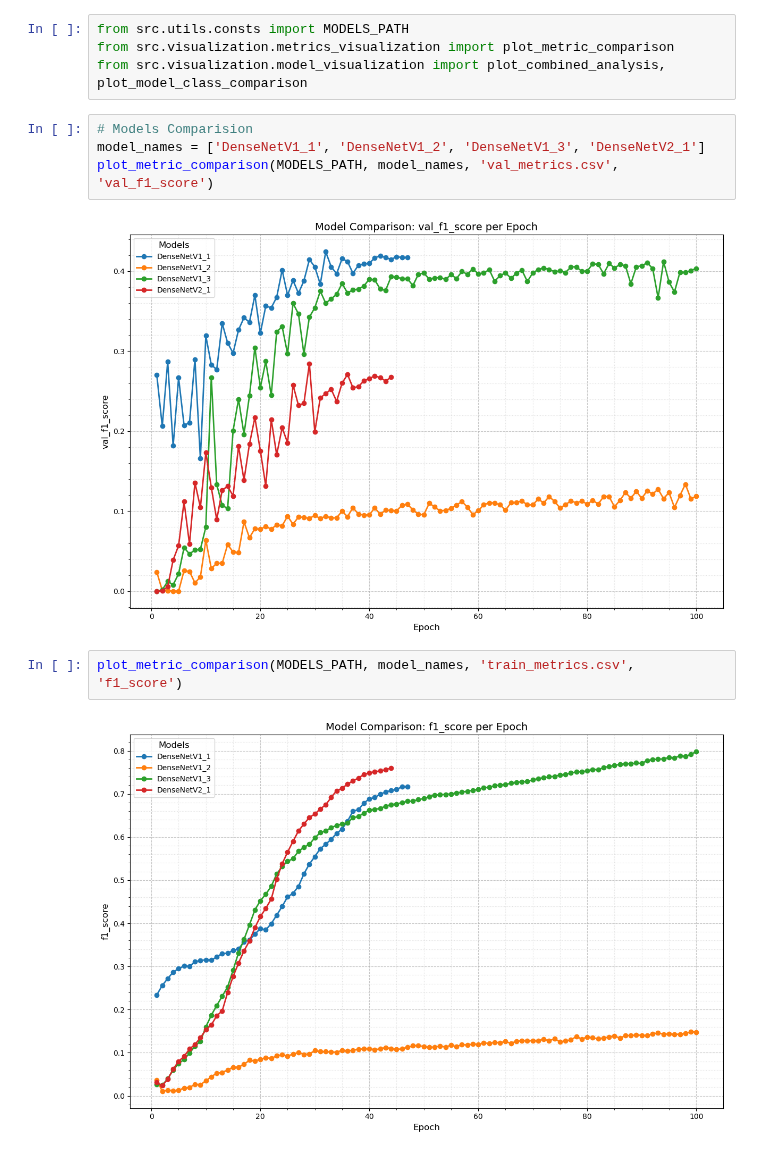
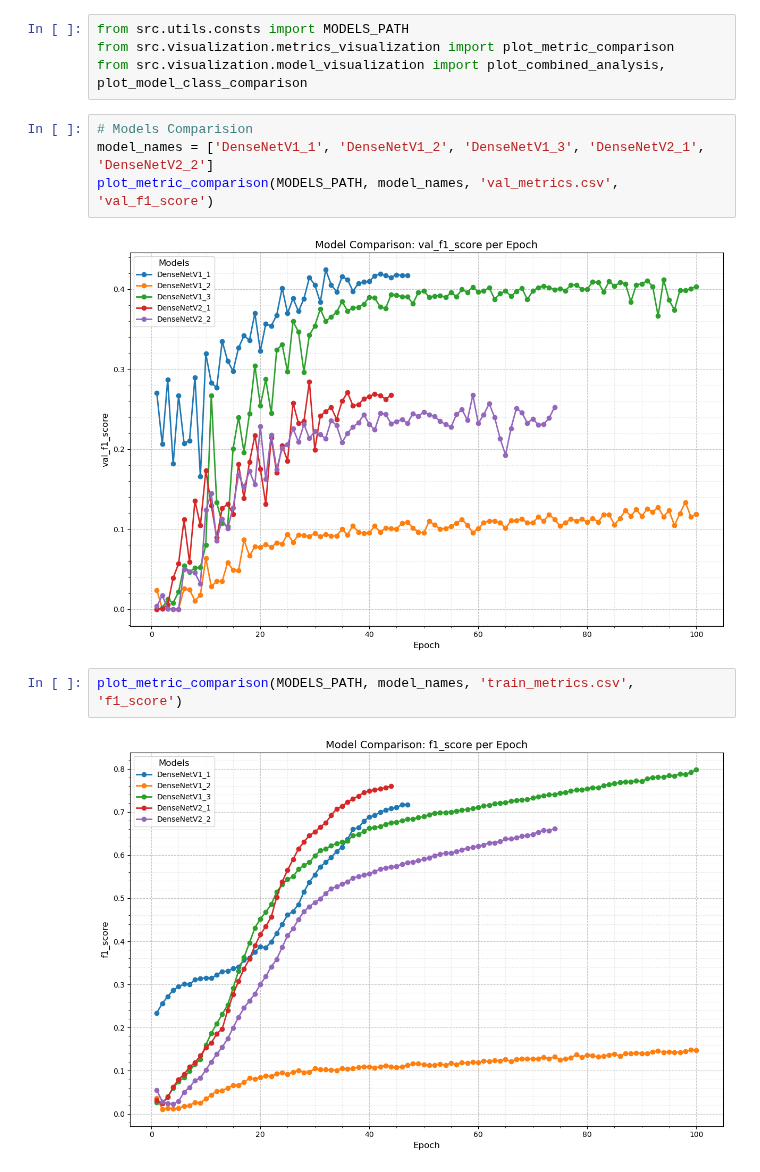
Before and after one commit to Argonus/codebook, a Jupyter notebook: studies/bachelor-thesis/notebooks/evaluation/SimplifiedDenseNet.ipynb, the cells around one changed output. Drawn from its saved outputs; the diff is of its cells as text.

Commit message:
[BT] Finish DenseNetV2_2

```diff
--- a/studies/bachelor-thesis/notebooks/evaluation/SimplifiedDenseNet.ipynb
+++ b/studies/bachelor-thesis/notebooks/evaluation/SimplifiedDenseNet.ipynb
@@ -4,14 +4,14 @@ from src.visualization.metrics_visualization import plot_metric_comparison
 from src.visualization.model_visualization import plot_combined_analysis, plot_model_class_comparison
 # %%
 # Models Comparision
-model_names = ['DenseNetV1_1', 'DenseNetV1_2', 'DenseNetV1_3', 'DenseNetV2_1']
+model_names = ['DenseNetV1_1', 'DenseNetV1_2', 'DenseNetV1_3', 'DenseNetV2_1', 'DenseNetV2_2']
 plot_metric_comparison(MODELS_PATH, model_names, 'val_metrics.csv', 'val_f1_score')
 # %% [output]
-[figure, old version]
+[figure, new version]
 # %%
 plot_metric_comparison(MODELS_PATH, model_names, 'train_metrics.csv', 'f1_score')
 # %% [output]
-[figure, old version]
+[figure, new version]
 # %%
 plot_model_class_comparison(MODELS_PATH, model_names, 'f1_score', ['DenseNetV2_1'])
 # %% [output]
```
Also changed, not shown: parts of 8 cells of this notebook, 10 other files.
